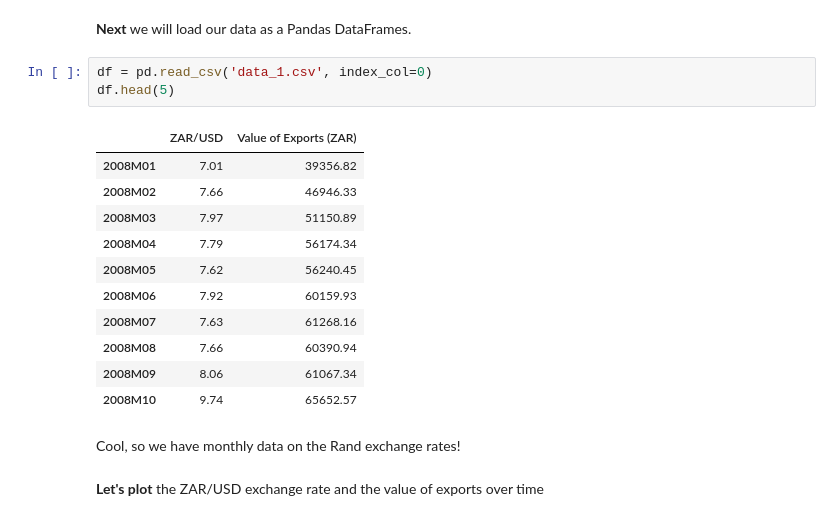
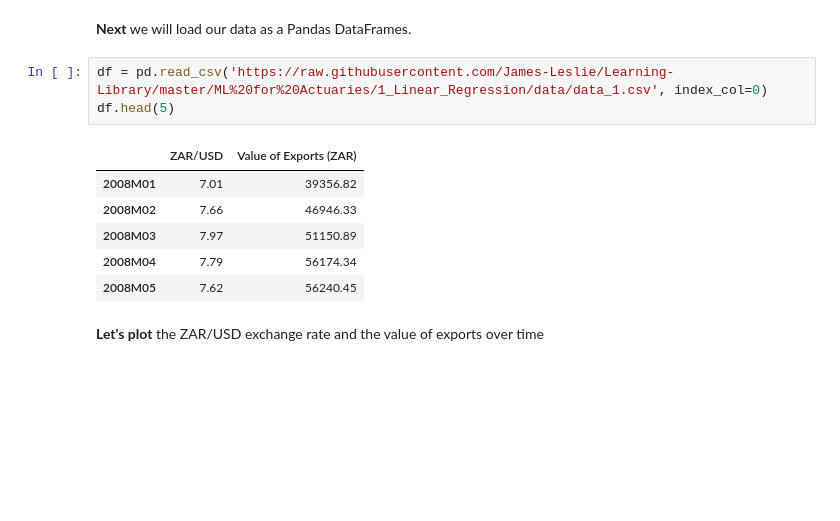
Before and after one commit to deanhoperobertson/Learning-Library, a Jupyter notebook: ML for Actuaries/1_Linear_Regression/1.2_sklearn_regression.ipynb, the cells around one changed output. Saved outputs shown, nothing was run; the diff lists cells and outputs as text; blank space fills up the shorter version.

```diff
--- a/ML for Actuaries/1_Linear_Regression/1.2_sklearn_regression.ipynb
+++ b/ML for Actuaries/1_Linear_Regression/1.2_sklearn_regression.ipynb
@@ -16,22 +16,15 @@ import seaborn as sns
 # %% [markdown]
 **Next** we will load our data as a Pandas DataFrames.
 # %%
-df = pd.read_csv('data_1.csv', index_col=0)
+df = pd.read_csv('https://raw.githubusercontent.com/James-Leslie/Learning-Library/master/ML%20for%20Actuaries/1_Linear_Regression/data/data_1.csv', index_col=0)
 df.head(5)
 # %% [output]
 |  | ZAR/USD | Value of Exports (ZAR) |
 | 2008M01 | 7.01 | 39356.82 |
 | 2008M02 | 7.66 | 46946.33 |
 | 2008M03 | 7.97 | 51150.89 |
 | 2008M04 | 7.79 | 56174.34 |
 | 2008M05 | 7.62 | 56240.45 |
-| 2008M06 | 7.92 | 60159.93 |
-| 2008M07 | 7.63 | 61268.16 |
-| 2008M08 | 7.66 | 60390.94 |
-| 2008M09 | 8.06 | 61067.34 |
-| 2008M10 | 9.74 | 65652.57 |
-# %% [markdown]
-Cool, so we have monthly data on the Rand exchange rates!
 # %% [markdown]
 **Let's plot** the ZAR/USD exchange rate and the value of exports over time
 # %%
```
Also changed, not shown: parts of 9 cells of this notebook, 5 other files.
